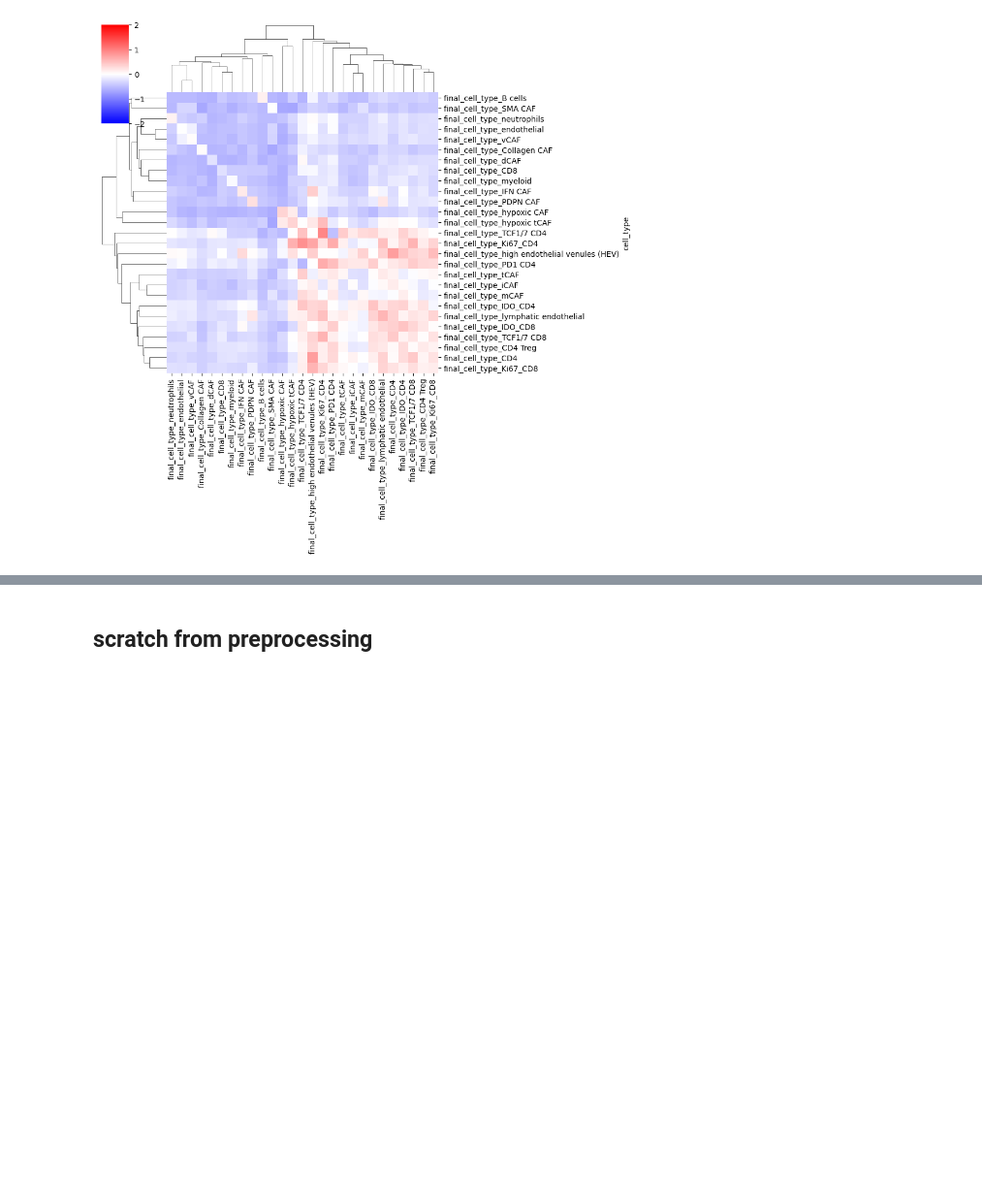
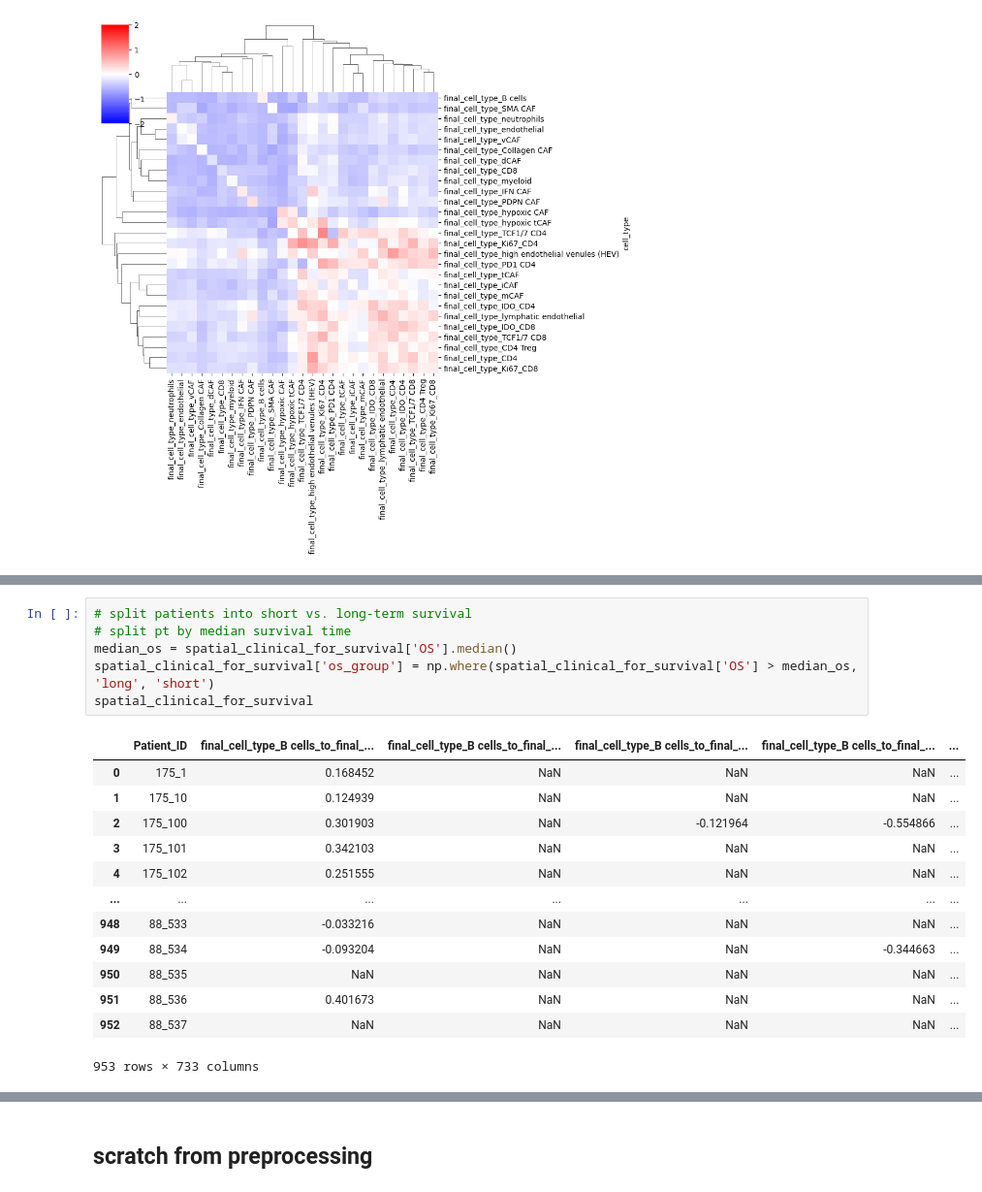
Before and after one commit to QBRC/multiTAP, a Jupyter notebook: notebooks/cell_spatial_survival.ipynb, the cells around one changed output, grey strips where cells are left out. Shown at 97% size. Drawn from its saved outputs; the diff is of its cells as text; blank space fills up the shorter version.

```diff
--- a/notebooks/cell_spatial_survival.ipynb
+++ b/notebooks/cell_spatial_survival.ipynb
@@ -850,0 +1014,20 @@ plt.show()
+# %%
+# split patients into short vs. long-term survival
+# split pt by median survival time
+median_os = spatial_clinical_for_survival['OS'].median()
+spatial_clinical_for_survival['os_group'] = np.where(spatial_clinical_for_survival['OS'] > median_os, 'long', 'short')
+spatial_clinical_for_survival
+# %% [output]
+|  | Patient_ID | final_cell_type_B cells_to_final_... | final_cell_type_B cells_to_final_... | final_cell_type_B cells_to_final_... | final_cell_type_B cells_to_final_... | ... |
+| 0 | 175_1 | 0.168452 | NaN | NaN | NaN | ... |
+| 1 | 175_10 | 0.124939 | NaN | NaN | NaN | ... |
+| 2 | 175_100 | 0.301903 | NaN | -0.121964 | -0.554866 | ... |
+| 3 | 175_101 | 0.342103 | NaN | NaN | NaN | ... |
+| 4 | 175_102 | 0.251555 | NaN | NaN | NaN | ... |
+| ... | ... | ... | ... | ... | ... | ... |
+| 948 | 88_533 | -0.033216 | NaN | NaN | NaN | ... |
+| 949 | 88_534 | -0.093204 | NaN | NaN | -0.344663 | ... |
+| 950 | 88_535 | NaN | NaN | NaN | NaN | ... |
+| 951 | 88_536 | 0.401673 | NaN | NaN | NaN | ... |
+| 952 | 88_537 | NaN | NaN | NaN | NaN | ... |
+953 rows × 733 columns
```
Also changed, not shown: parts of 14 cells of this notebook.
